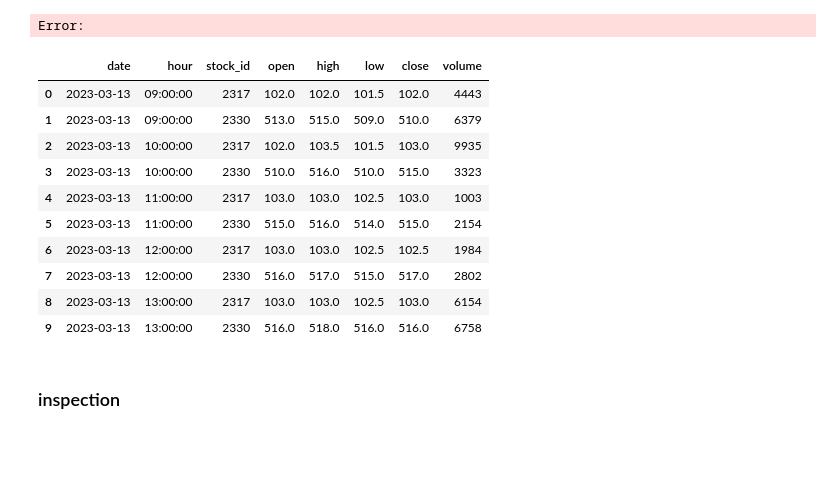
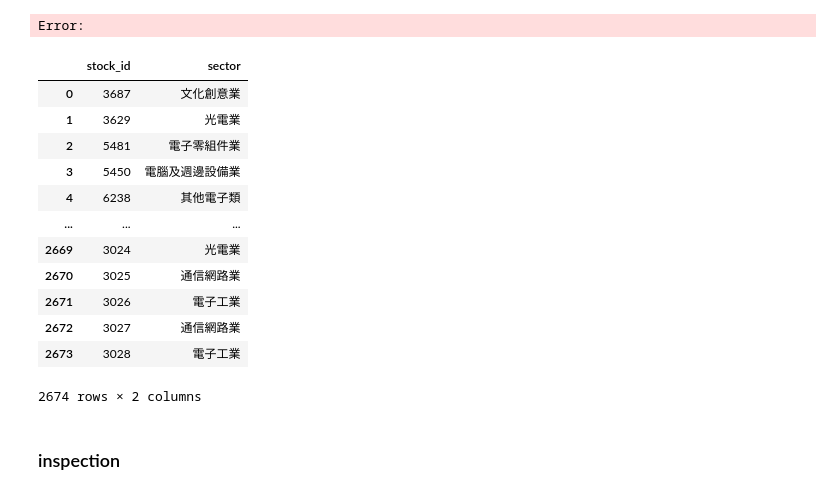
Before and after one commit to Xin95172/Quant, a Jupyter notebook: projects/CTA/學弟策略/main.ipynb, the cells around one changed output. Drawn from its saved outputs; the diff is of its cells as text; code cells hidden in the pictures; blank space fills up the shorter version.

```diff
--- a/projects/CTA/學弟策略/main.ipynb
+++ b/projects/CTA/學弟策略/main.ipynb
@@ -297,20 +298,22 @@ Error:
 # %%
 # Optional inspection
 # signal = pd.read_parquet(TW_STOCK_KBAR_1MIN / "2025-03-05.parquet")
-signal = pd.read_parquet('/Users/xinc/GitHub/google_drive/Data/trading/tw_stock/kbar/1H/2023-03-13.parquet')
+signal = pd.read_parquet(TW_STOCK_SECTOR_MAP)
 signal
 # %% [output]
-|  | date | hour | stock_id | open | high | low | close | volume |
-| 0 | 2023-03-13 | 09:00:00 | 2317 | 102.0 | 102.0 | 101.5 | 102.0 | 4443 |
-| 1 | 2023-03-13 | 09:00:00 | 2330 | 513.0 | 515.0 | 509.0 | 510.0 | 6379 |
-| 2 | 2023-03-13 | 10:00:00 | 2317 | 102.0 | 103.5 | 101.5 | 103.0 | 9935 |
-| 3 | 2023-03-13 | 10:00:00 | 2330 | 510.0 | 516.0 | 510.0 | 515.0 | 3323 |
-| 4 | 2023-03-13 | 11:00:00 | 2317 | 103.0 | 103.0 | 102.5 | 103.0 | 1003 |
-| 5 | 2023-03-13 | 11:00:00 | 2330 | 515.0 | 516.0 | 514.0 | 515.0 | 2154 |
-| 6 | 2023-03-13 | 12:00:00 | 2317 | 103.0 | 103.0 | 102.5 | 102.5 | 1984 |
-| 7 | 2023-03-13 | 12:00:00 | 2330 | 516.0 | 517.0 | 515.0 | 517.0 | 2802 |
-| 8 | 2023-03-13 | 13:00:00 | 2317 | 103.0 | 103.0 | 102.5 | 103.0 | 6154 |
-| 9 | 2023-03-13 | 13:00:00 | 2330 | 516.0 | 518.0 | 516.0 | 516.0 | 6758 |
+|  | stock_id | sector |
+| 0 | 3687 | 文化創意業 |
+| 1 | 3629 | 光電業 |
+| 2 | 5481 | 電子零組件業 |
+| 3 | 5450 | 電腦及週邊設備業 |
+| 4 | 6238 | 其他電子類 |
+| ... | ... | ... |
+| 2669 | 3024 | 光電業 |
+| 2670 | 3025 | 通信網路業 |
+| 2671 | 3026 | 電子工業 |
+| 2672 | 3027 | 通信網路業 |
+| 2673 | 3028 | 電子工業 |
+2674 rows × 2 columns
 # %% [markdown]
 ### inspection
 # %%
```
Also changed, not shown: parts of 11 cells of this notebook, 3 other files.
